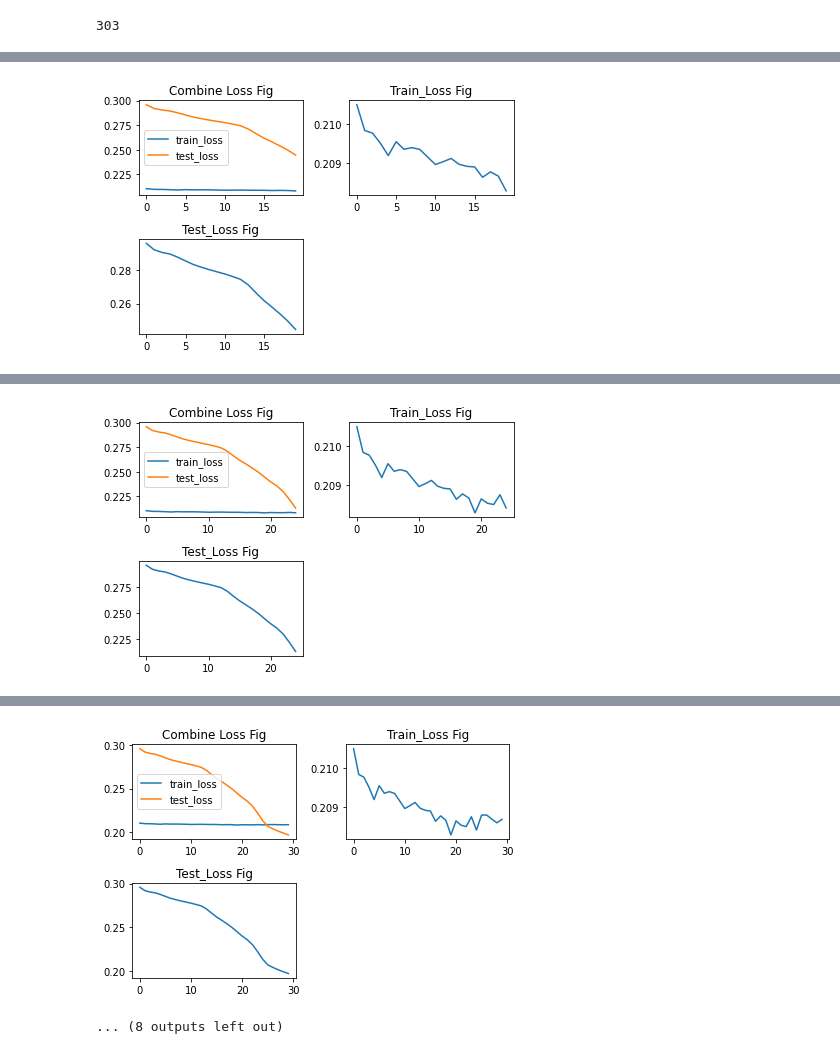
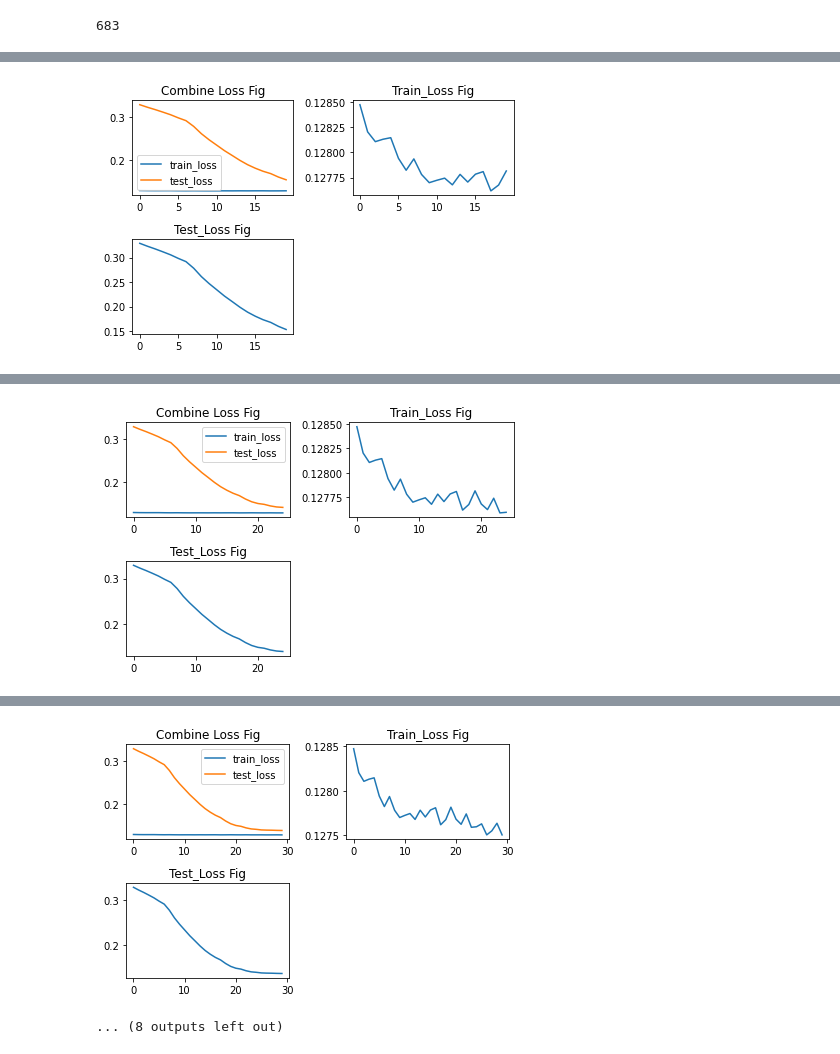
Before and after one commit to ZhangLabGT/scDisInFact, a Jupyter notebook: AntennaVAE/AE_model.ipynb, the cells around one changed output, grey strips where cells are left out. Saved outputs shown, nothing was run; the diff lists cells and outputs as text; code cells hidden in the pictures.

Commit message:
refactor && tune params

```diff
--- a/AntennaVAE/AE_model.ipynb
+++ b/AntennaVAE/AE_model.ipynb
@@ -40,5 +43,5 @@ print(data_test.shape, load_data.shape)
 # %%
-batch_size = 32
+batch_size = 50
 all_data = np.array(load_data.X)
 
 seed = 222
@@ -52,18 +55,19 @@ train_data, test_data = random_split(dataset=all_data, lengths=[int(m - m * 0.2)
 train_loader = DataLoader(train_data, batch_size=batch_size)
 test_loader = DataLoader(test_data, batch_size=batch_size)
 # %% [output]
-303
+683
 # %%
-net_struc = [all_data.shape[1], 1024, 512, 256, 128, 64]
+net_struc = [all_data.shape[1], 1024, 256, 64, 32]
 
 encoder = Encoder(features=net_struc)
 decoder = Decoder(features=net_struc[1:][::-1])
-output_layer = OutputLayer(net_struc[0], net_struc[1])
 
-loss_fn = nn.MSELoss()
+# Three output layer of DCA
+# dropoutRates = {'mean': 0.1, 'pi': 0.1, 'theta': 0.1}
+output_layer = OutputLayer(net_struc[:2][::-1])
 
 # Define Optimizer
-lr = 1e-4
+lr = 5e-5
 
 #Random seed
 torch.manual_seed(seed)
@@ -72,4 +76,4 @@ param_to_optimize = [
     {'params': decoder.parameters()}
 ]
 
-optim = torch.optim.Adam(param_to_optimize, lr=lr, weight_decay=1e-05)
+optim = torch.optim.Adam(param_to_optimize, lr=lr)
@@ -105,33 +80,12 @@ def train_epoch(encoder, decoder, dataloader, optimizer):
-# %%
-# Testing func
-def test_epoch(encoder, decoder, dataloader):
-    encoder.eval()
-    decoder.eval()
-    output_layer.eval()
-    test_loss = 0.0
-    with torch.no_grad(): # Don't track gradients
-        for sc_data_batch in dataloader:
-            # Encode
-            encoded_data = encoder(sc_data_batch)
-            # Decode
-            decoded_data = decoder(encoded_data)
-            # Compute params for DCA
-            mean_param, pi_param, theta_param = output_layer(decoded_data)
-
-            zinb = ZINB(pi_param, theta=theta_param)
-
-            zinb_loss = (zinb.loss(mean_param, sc_data_batch))
-            mmd_loss = maximum_mean_discrepancy(mean_param, sc_data_batch)
-            loss = zinb_loss * 0.6 + mmd_loss * 0.4
-
-            test_loss += loss.item()
-    return test_loss / len(dataloader.dataset)
+# %%
+factor_zinb = 0.5
+factor_mmd = 1
 # %%
 num_epochs = 50
 all_loss = {'train_loss':[],'test_loss':[]}
 for epoch in range(num_epochs):
-   train_loss = train_epoch(encoder,decoder, train_loader,optim)
-   test_loss = test_epoch(encoder,decoder,test_loader)
+   train_loss = train_epoch(encoder,decoder,output_layer,train_loader,optim,factor_zinb,factor_mmd)
+   test_loss = test_epoch(encoder,decoder,output_layer,test_loader,factor_zinb,factor_mmd)
    print('\n EPOCH {}/{} \t train loss {} \t test loss {}'.format(epoch + 1, num_epochs,train_loss,test_loss))
    all_loss['train_loss'].append(train_loss)
    all_loss['test_loss'].append(test_loss)
@@ -180 +134 @@ for epoch in range(num_epochs):
-[figure, old version]
+[figure, new version]
@@ -190 +144 @@ for epoch in range(num_epochs):
-[figure, old version]
+[figure, new version]
@@ -200,2 +154,2 @@ for epoch in range(num_epochs):
-[figure, old version]
+[figure, new version]
 ... (8 outputs left out)
```
Also changed, not shown: parts of 5 cells of this notebook, 3 other files.
